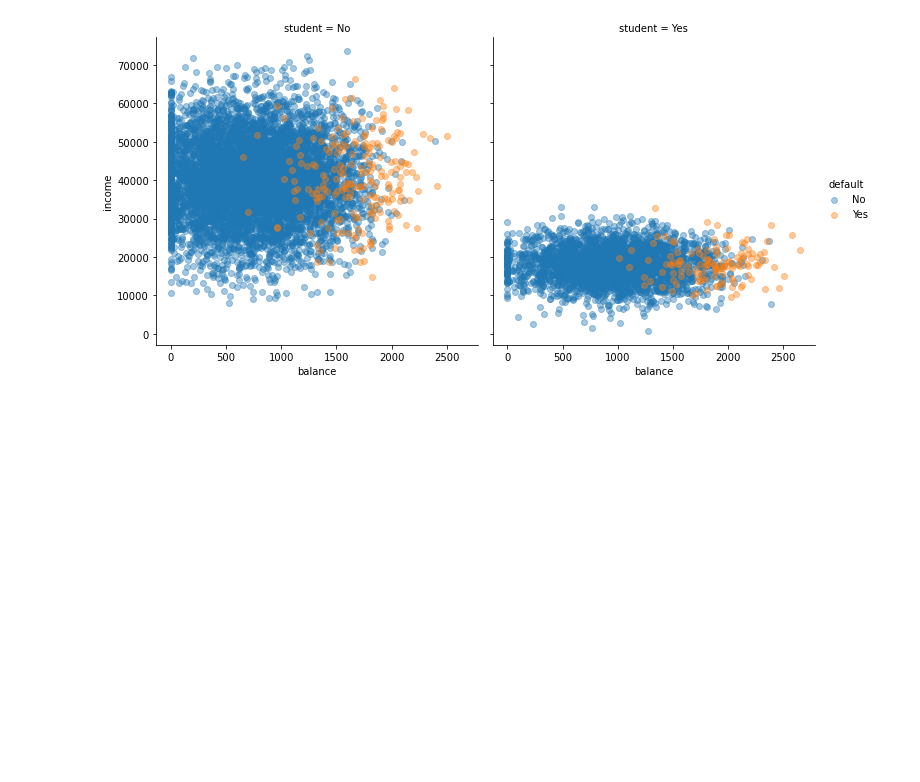
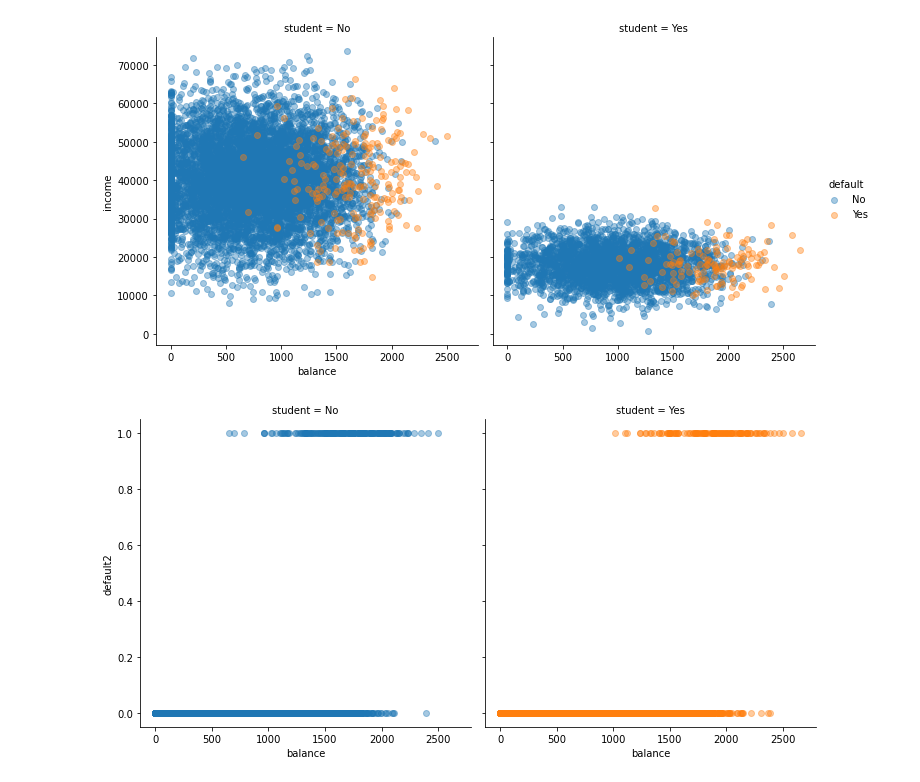
Before and after one commit to jvenepal/ISL, a Jupyter notebook: notebooks/chap5_exer.ipynb, the cells around one changed output. Cells and saved outputs as stored; diff of their text form; code cells hidden in the pictures; blank space fills up the shorter version.

```diff
--- a/notebooks/chap5_exer.ipynb
+++ b/notebooks/chap5_exer.ipynb
@@ -108,3 +106,16 @@ Optimization terminated successfully.
          Current function value: 0.072293
          Iterations 10
 0.0292
+# %%
+# using sklearn
+from sklearn.linear_model import LogisticRegression
+
+default['student2'] = default['student'].map({'No': 0, 'Yes': 1})
+train, valid = default.iloc[train_idx], default.iloc[valid_idx]
+X_train, y_train = train[['balance', 'income', 'student2']], train['default']
+X_valid, y_valid = valid[['balance', 'income', 'student2']], valid['default']
+
+log_reg = LogisticRegression()
+log_reg.fit(X_train, y_train)
+
+np.mean(log_reg.predict(X_valid) != y_valid)
@@ -138,3 +153,9 @@ sns.lmplot(x='balance', y='income', hue='default',
            scatter_kws={'alpha':0.4});
 # %% [output]
 [figure]
+# %%
+sns.lmplot(x='balance', y='default2', hue='student',
+           data=default, col='student', fit_reg=False,
+           scatter_kws={'alpha':0.4});
+# %% [output]
+[figure, added]
```
Also changed, not shown: parts of 45 cells of this notebook.
